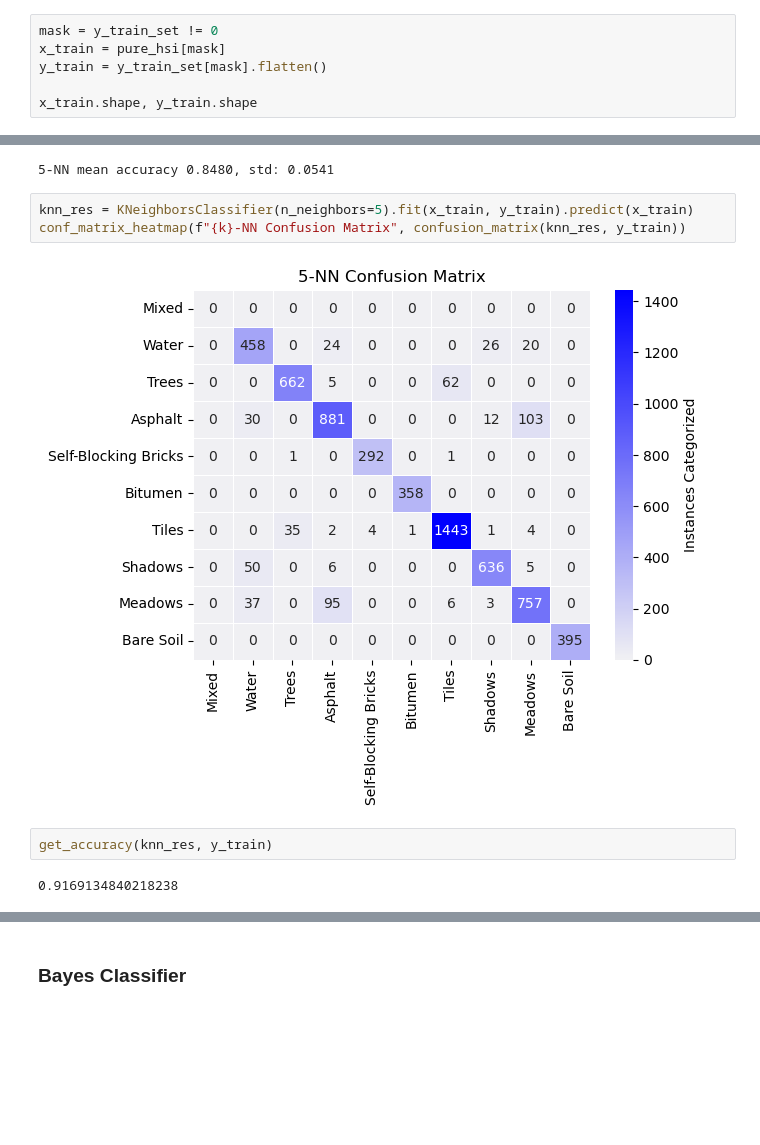
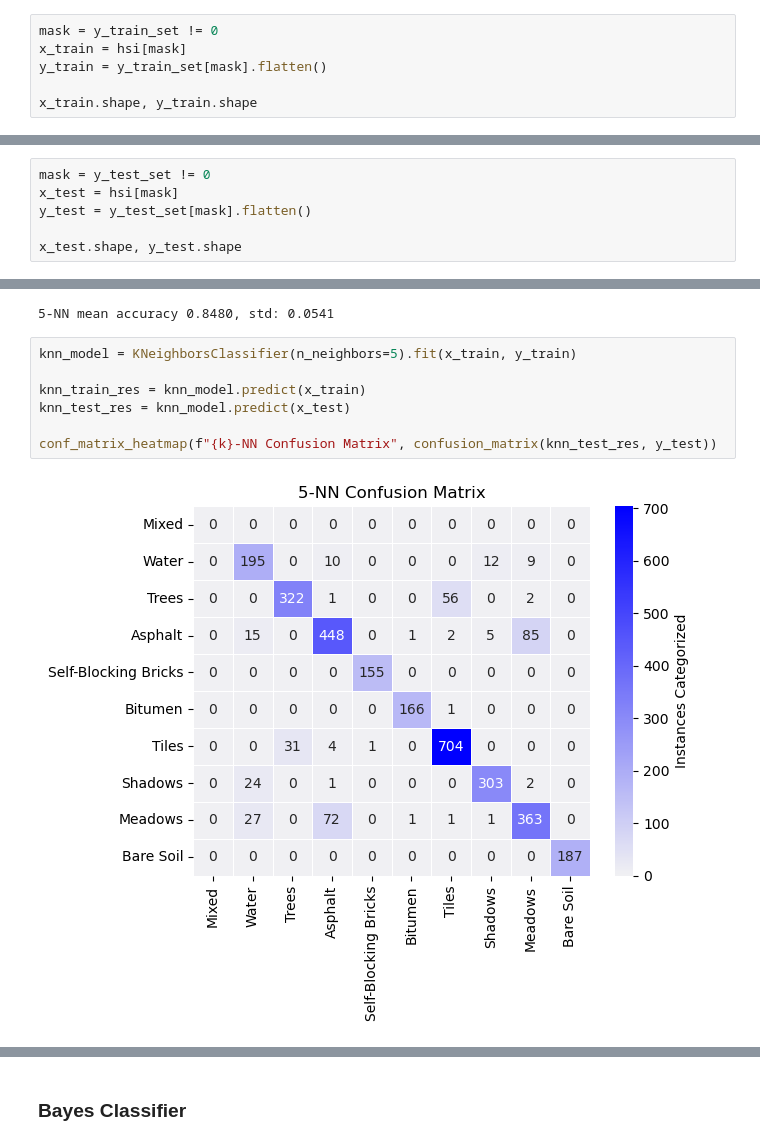
Before and after one commit to dimits-ts/hyperspectral-imaging, a Jupyter notebook: Project_AUEB.ipynb, the cells around one changed output, grey strips where cells are left out. Cells and saved outputs as stored; diff of their text form; blank space fills up the shorter version.

```diff
--- a/Project_AUEB.ipynb
+++ b/Project_AUEB.ipynb
@@ -392,8 +391,14 @@ arrays_stats([y_train_set, y_test_set, y_oper_set], names=["Train", "Test", "Ope
 # %%
 mask = y_train_set != 0
-x_train = pure_hsi[mask]
+x_train = hsi[mask]
 y_train = y_train_set[mask].flatten()
 
 x_train.shape, y_train.shape
 # %% [output]
 ((6415, 103), (6415,))
+# %%
+mask = y_test_set != 0
+x_test = hsi[mask]
+y_test = y_test_set[mask].flatten()
+
+x_test.shape, y_test.shape
@@ -576,11 +584,11 @@ print(f"{k}-NN mean accuracy {res[0]:.4f}, std: {res[1]:.4f}")
 # %% [output]
 5-NN mean accuracy 0.8480, std: 0.0541
 # %%
-knn_res = KNeighborsClassifier(n_neighbors=5).fit(x_train, y_train).predict(x_train)
-conf_matrix_heatmap(f"{k}-NN Confusion Matrix", confusion_matrix(knn_res, y_train))
+knn_model = KNeighborsClassifier(n_neighbors=5).fit(x_train, y_train)
+
+knn_train_res = knn_model.predict(x_train)
+knn_test_res = knn_model.predict(x_test)
+
+conf_matrix_heatmap(f"{k}-NN Confusion Matrix", confusion_matrix(knn_test_res, y_test))
 # %% [output]
-[figure, old version]
+[figure, new version]
-# %%
-get_accuracy(knn_res, y_train)
-# %% [output]
-0.9169134840218238
```
Also changed, not shown: parts of 28 cells of this notebook.
